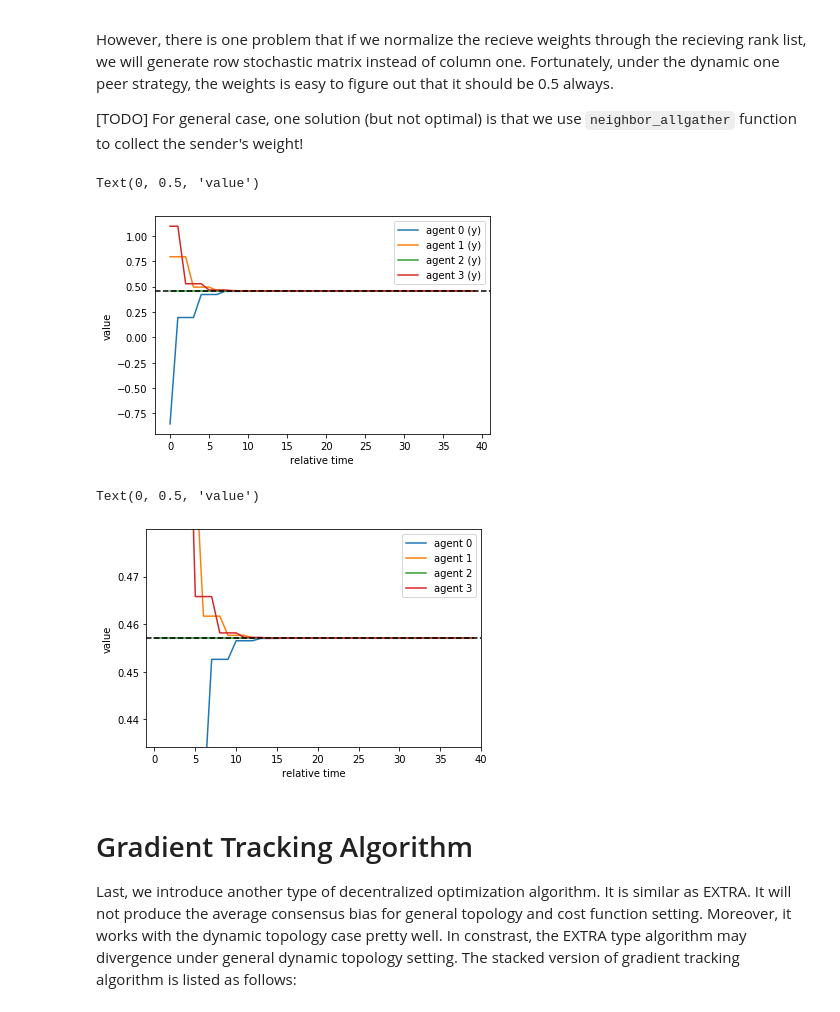
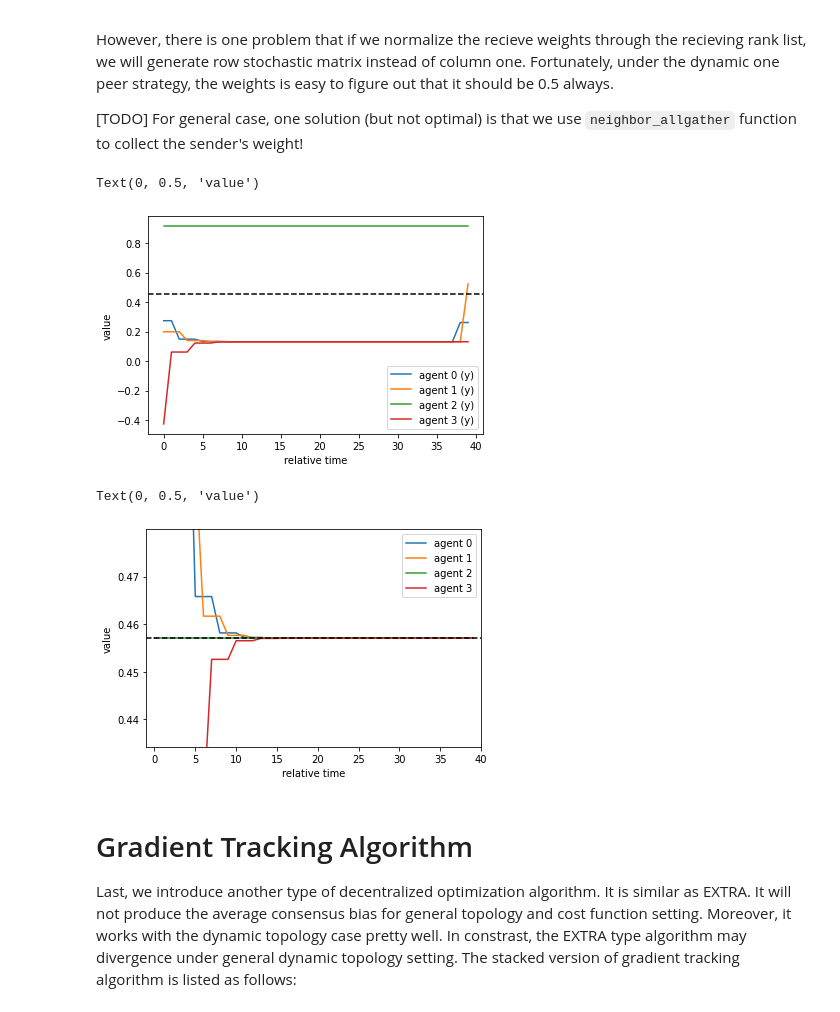
Before and after one commit to Bluefog-Lib/bluefog-tutorial, a Jupyter notebook: Section 5/Dynamic Graphs.ipynb, the cells around one changed output. Saved outputs shown, nothing was run; the diff lists cells and outputs as text; code cells hidden in the pictures.

```diff
--- a/Section 5/Dynamic Graphs.ipynb
+++ b/Section 5/Dynamic Graphs.ipynb
@@ -433,16 +431,18 @@ for ite in range(max_iters):
     x_list.append(x)
     y_list.append(x/p)
 # %%
+x_bar = rc[0].pull('x_bar', block=True)
+x_all_ranks = rc[:].pull('x_list', block=True)
+y_all_ranks = rc[:].pull('y_list', block=True)
 for i in rc.ids:
-#     plt.plot(x_all_ranks[i], label=f"agent {i}")
-    plt.plot(y_all_ranks[i], label=f"agent {i} (y)")
+    plt.plot(x_all_ranks[i], label=f"agent {i} (y)")
 plt.axhline(x_bar, linestyle="--", color="k")
 plt.legend()
 plt.xlabel("relative time")
 plt.ylabel("value")
 # %% [output]
 Text(0, 0.5, 'value')
-[figure, old version]
+[figure, new version]
 # %%
 for i in rc.ids:
     plt.plot(y_all_ranks[i], label=f"agent {i}")
@@ -454,7 +454,7 @@ plt.xlabel("relative time")
 plt.ylabel("value")
 # %% [output]
 Text(0, 0.5, 'value')
-[figure, old version]
+[figure, new version]
 # %% [markdown]
 # Gradient Tracking Algorithm
 
```
Also changed, not shown: parts of 2 cells of this notebook, 1 other file.
